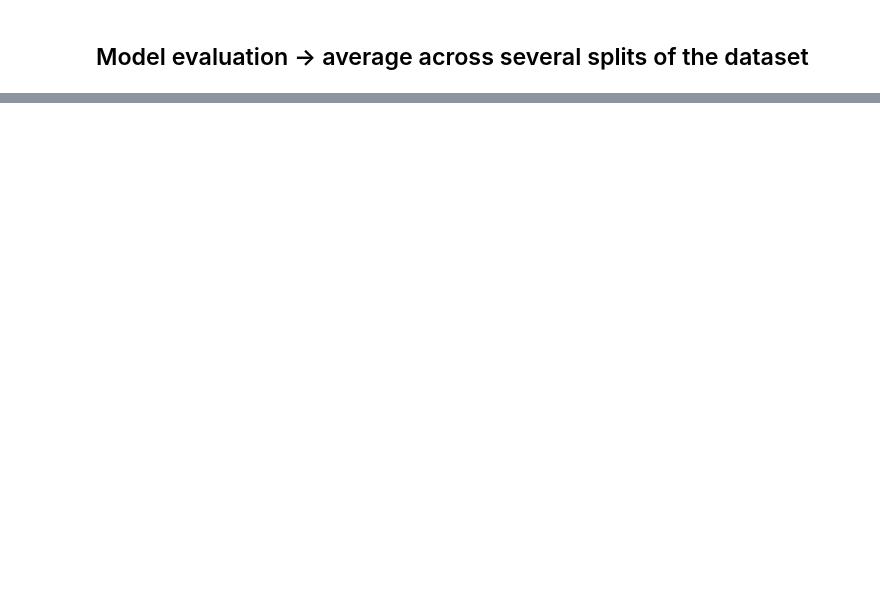
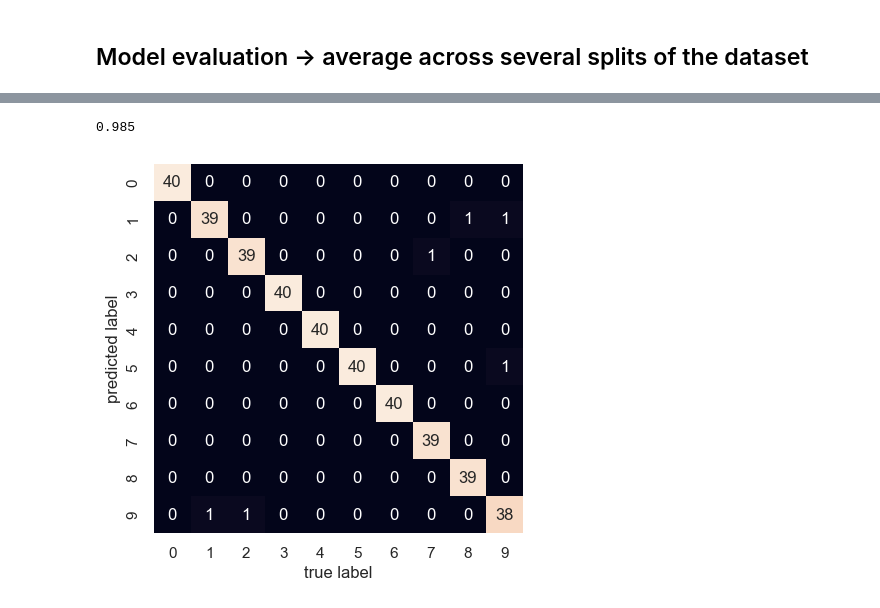
Before and after one commit to oyjuffer/FER-CNN, a Jupyter notebook: SVM.ipynb, the cells around one changed output, grey strips where cells are left out. Drawn from its saved outputs; the diff is of its cells as text; code cells hidden in the pictures; blank space fills up the shorter version.

Commit message:
Final results + plots

```diff
--- a/SVM.ipynb
+++ b/SVM.ipynb
@@ -63,7 +66,7 @@ y_train_aug.reshape(y_train_aug.shape[0]); y_test_aug.reshape(y_test_aug.shape[0
 # %% [markdown]
 ## Split
 # %%
-split_train_test = 0.5
+split_train_test = 0.8
 
 X_train, X_test, y_train, y_test = train_test_split(features, labels, test_size=split_train_test, random_state=40, stratify=labels)
 y_train.reshape(y_train.shape[0]); y_test.reshape(y_test.shape[0]);
@@ -77,7 +84,7 @@ Training of SVC and NuSVC.
 # %%
 # Grid search evaluation
 # scores = ["precision"]
-gamma_search = [1e-2, 2.5e-2, 5e-2, 7.5e-2, 1e-1, 5e-1]
+gamma_search = [1e-2, 2.5e-2, 5e-2, 7.5e-2, 1e-1, 5e-1, 'scale', 'auto']
 C_search = [1e-1, 5e-1, 1, 1.5, 2, 3, 4, 5, 10]
 r_search = [0, 0.5, 1, 5, 10]
 degree_search = [2, 3]
@@ -86,11 +93,6 @@ pca = PCA(n_components = 50)
 pca.fit(X_train)
 X_train_reduced = pca.transform(X_train)
 X_test_reduced = pca.transform(X_test)
-
-pca_aug = PCA(n_components = 50)
-pca_aug.fit(X_train_aug)
-X_train_aug_reduced = pca.transform(X_train_aug)
-X_test_aug_reduced = pca.transform(X_test_aug)
 
 param_grid = [
     {"kernel": ["rbf"], "gamma": gamma_search, "C": C_search},
@@ -102,7 +104,8 @@ for param_dict in param_grid:
     print("Optimizing kernel: {}".format(param_dict["kernel"]))
 
     grid_search = GridSearchCV(
-        svm.SVC(), param_dict,
+        svm.SVC(),
+        param_dict,
         verbose=3,
         return_train_score=True,
         n_jobs=4
@@ -113,7 +116,7 @@ for param_dict in param_grid:
 
     print("params: {} with mean test score: {}".format(grid_search.best_params_, grid_search.best_score_))
 
-    # grid_search_df = pd.DataFrame(grid_search.cv_results_)
-    # grid_search_df.to_csv("SVM/grid_search.csv")
+    grid_search_df = pd.DataFrame(grid_search.cv_results_)
+    grid_search_df.to_csv("SVM/grid_search_{}.csv".format(param_dict["kernel"][0]))
 # %% [output]
 Optimizing kernel: ['rbf']
@@ -146,7 +167,7 @@ SVC(C=0.1, coef0=5, decision_function_shape='ovo', degree=2, gamma=0.5,
 ## Model evaluation -> average across several splits of the dataset
 # %%
 random_seeds = [0, 21, 42, 100, 200, 300, 400, 500, 700, 1000]
-scores_rbf = []; scores_poly = []
+scores_rbf = []; scores_rbf_d = []; scores_poly = []; scores_sigma = []
 for rs in random_seeds:
 
     split_train_test = 0.2
@@ -159,14 +180,23 @@ for rs in random_seeds:
     X_train_reduced = pca.transform(X_train)
     X_test_reduced = pca.transform(X_test)
 
-    svc_rbf = svm.SVC(decision_function_shape='ovo', C=1.5, gamma=0.05, kernel="rbf")
+    svc_rbf = svm.SVC(decision_function_shape='ovo', C=2, gamma=0.05, kernel="rbf", probability=True)
     svc_rbf.fit(X_train_reduced, y_train)
+    scores_rbf.append(svc_rbf.score(X_test_reduced, y_test))
 
-    svc_poly = svm.SVC(decision_function_shape='ovo', C=0.1, coef0=5, degree=2, gamma=0.5, kernel="poly")
+    svc_rbf_d = svm.SVC(decision_function_shape='ovo', kernel="rbf", probability=True)
+    svc_rbf_d.fit(X_train_reduced, y_train)
+    scores_rbf_d.append(svc_rbf_d.score(X_test_reduced, y_test))
+
+    svc_poly = svm.SVC(decision_function_shape='ovo', C=0.1, coef0=0.5, degree=2, gamma=0.5, kernel="poly", probability=True)
     svc_poly.fit(X_train_reduced, y_train)
-
-    scores_rbf.append(svc_rbf.score(X_test_reduced, y_test))
     scores_poly.append(svc_poly.score(X_test_reduced, y_test))
 
-print("RBF: {:.3f}, POLY: {}".format(np.mean(scores_rbf), np.mean(scores_poly)))
+    svc_sig = svm.SVC(decision_function_shape='ovo', C=10, coef0=0.0, gamma=0.01, kernel="poly", probability=True)
+    svc_sig.fit(X_train_reduced, y_train)
+    scores_sigma.append(svc_sig.score(X_test_reduced, y_test))
+
+print("RBF, RBFD, POLY, SIGGMA: {:.4f}, {:.4f}, {:.4f}, {:.4f}".format(np.mean(scores_rbf), np.mean(scores_rbf_d), np.mean(scores_poly), np.mean(scores_sigma)))
+
+print(classification_report(y_test, svc_rbf.predict(X_test_reduced), target_names=["{}".format(ii) for ii in range(10)], digits=4))
 # %% [output]
@@ -174,2 +220,16 @@ RBF: 0.980, POLY: 0.9785
+# %%
+svc_rbf.score(X_test_reduced, y_test, )
+# %% [output]
+0.985
+# %%
+mat = confusion_matrix(y_test, svc_rbf.predict(X_test_reduced))
+digits_names = ["{}".format(ii) for ii in range(10)]
+sns.heatmap(mat.T, square=True, annot=True, fmt='d', cbar=False,
+            xticklabels=digits_names, yticklabels=digits_names)
+plt.xlabel('true label')
+plt.ylabel('predicted label')
+plt.savefig('SVM/confusion_matrix_svm_original.png')
+# %% [output]
+[figure, added]
 # %%
 random_seeds = [0, 21, 42, 100, 200, 300, 400, 500, 700, 1000]
```
Also changed, not shown: parts of 9 cells of this notebook, 7 other files.
